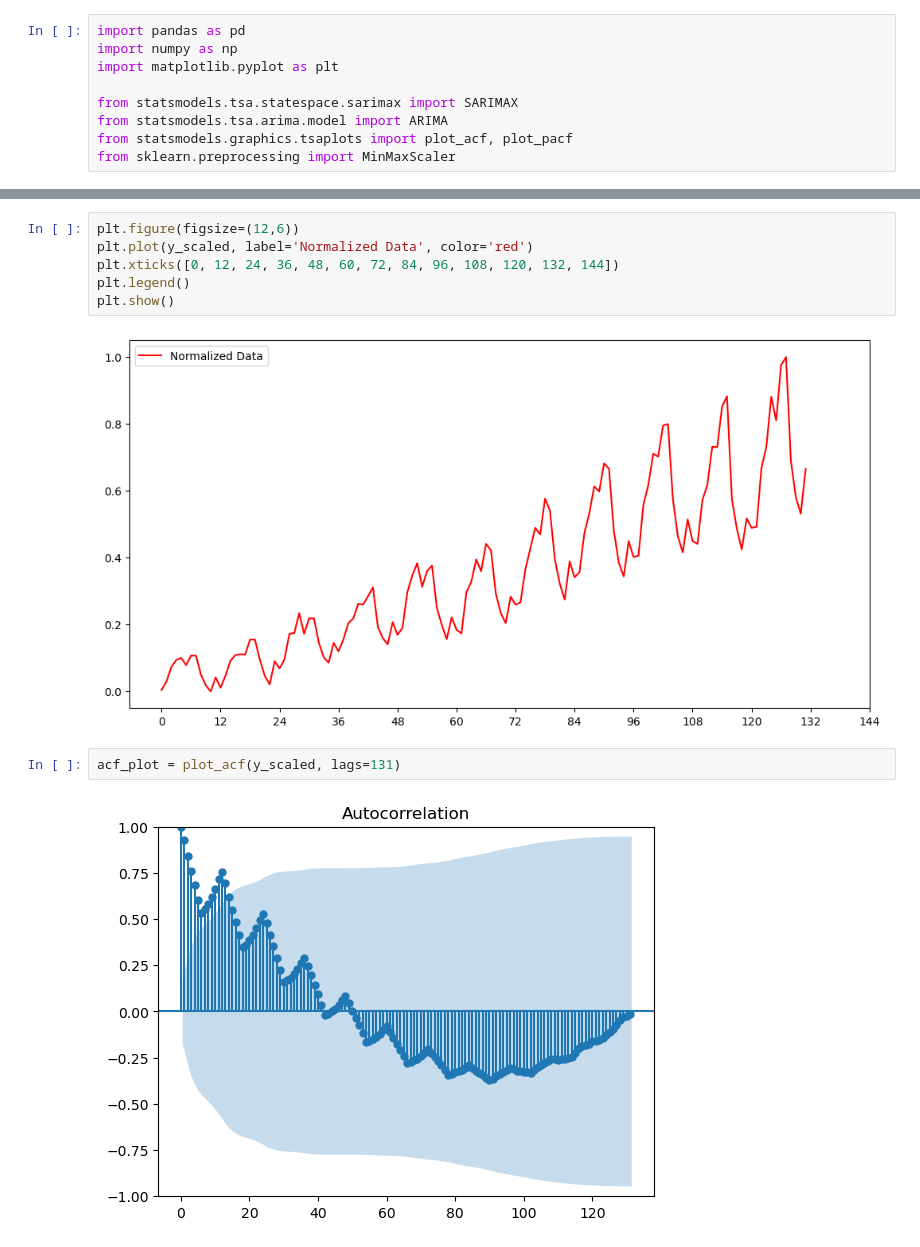
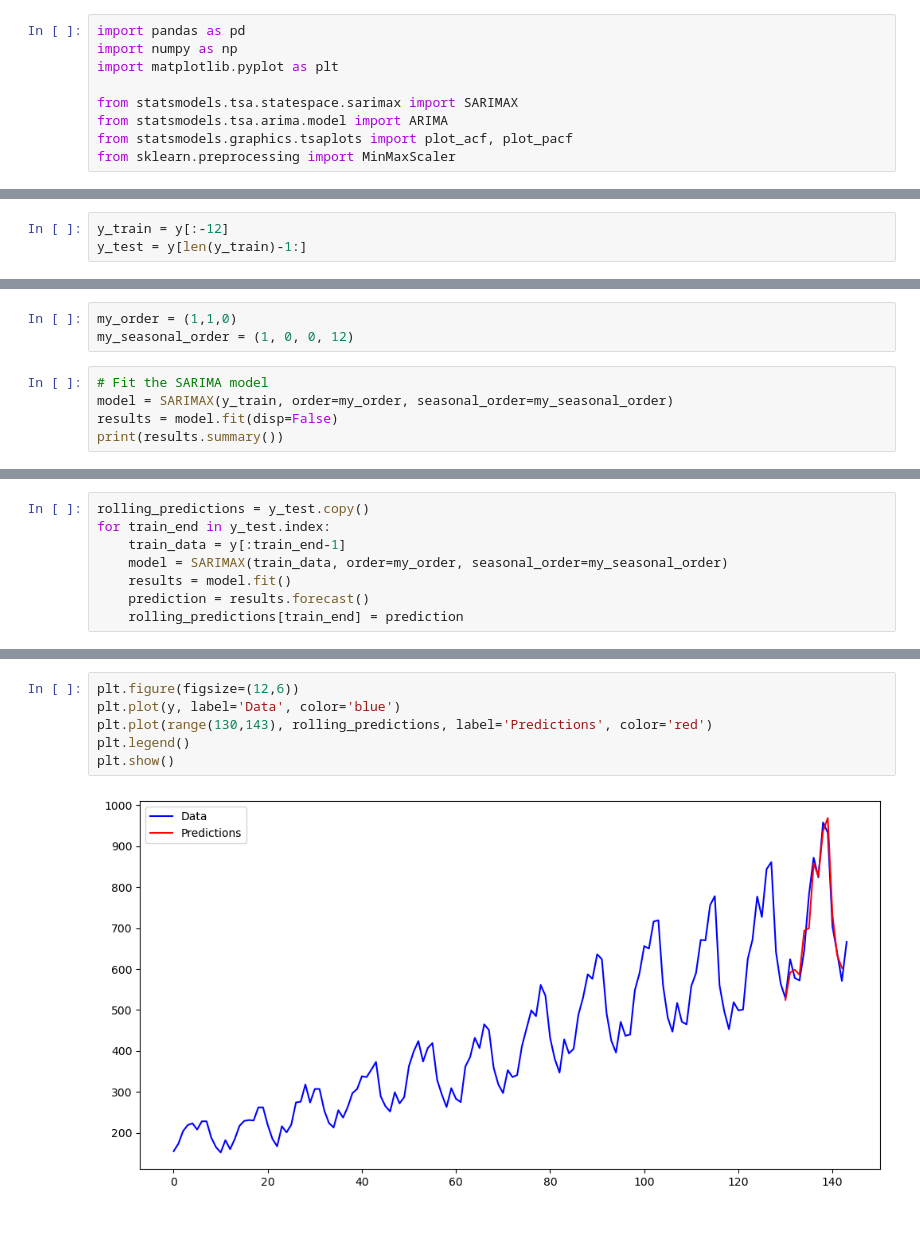
Before and after one commit to JosheevR/Statsmodels-Initial, a Jupyter notebook: truck_sales_fix.ipynb, the cells around one changed output, grey strips where cells are left out. Cells and saved outputs as stored; diff of their text form.

Commit message:
fix truck_sales SARIMA

```diff
--- a/truck_sales_fix.ipynb
+++ b/truck_sales_fix.ipynb
@@ -27,0 +38,3 @@ y_scaled = scaler.fit_transform(y.values.reshape(-1, 1)).flatten()
+# %%
+y_train = y[:-12]
+y_test = y[len(y_train)-1:]
@@ -27,0 +71,8 @@ y_scaled = scaler.fit_transform(y.values.reshape(-1, 1)).flatten()
+# %%
+my_order = (1,1,0)
+my_seasonal_order = (1, 0, 0, 12)
+# %%
+# Fit the SARIMA model
+model = SARIMAX(y_train, order=my_order, seasonal_order=my_seasonal_order)
+results = model.fit(disp=False)
+print(results.summary())
@@ -36,0 +126,8 @@ plt.show()
+# %%
+rolling_predictions = y_test.copy()
+for train_end in y_test.index:
+    train_data = y[:train_end-1]
+    model = SARIMAX(train_data, order=my_order, seasonal_order=my_seasonal_order)
+    results = model.fit()
+    prediction = results.forecast()
+    rolling_predictions[train_end] = prediction
@@ -37,12 +145,8 @@ plt.show()
 # %%
 plt.figure(figsize=(12,6))
-plt.plot(y_scaled, label='Normalized Data', color='red')
-plt.xticks([0, 12, 24, 36, 48, 60, 72, 84, 96, 108, 120, 132, 144])
+plt.plot(y, label='Data', color='blue')
+plt.plot(range(130,143), rolling_predictions, label='Predictions', color='red')
 plt.legend()
 plt.show()
 # %% [output]
-[figure, old version]
+[figure, new version]
-# %%
-acf_plot = plot_acf(y_scaled, lags=131)
-# %% [output]
-[figure, removed]
```
Also changed, not shown: parts of 18 cells of this notebook.
